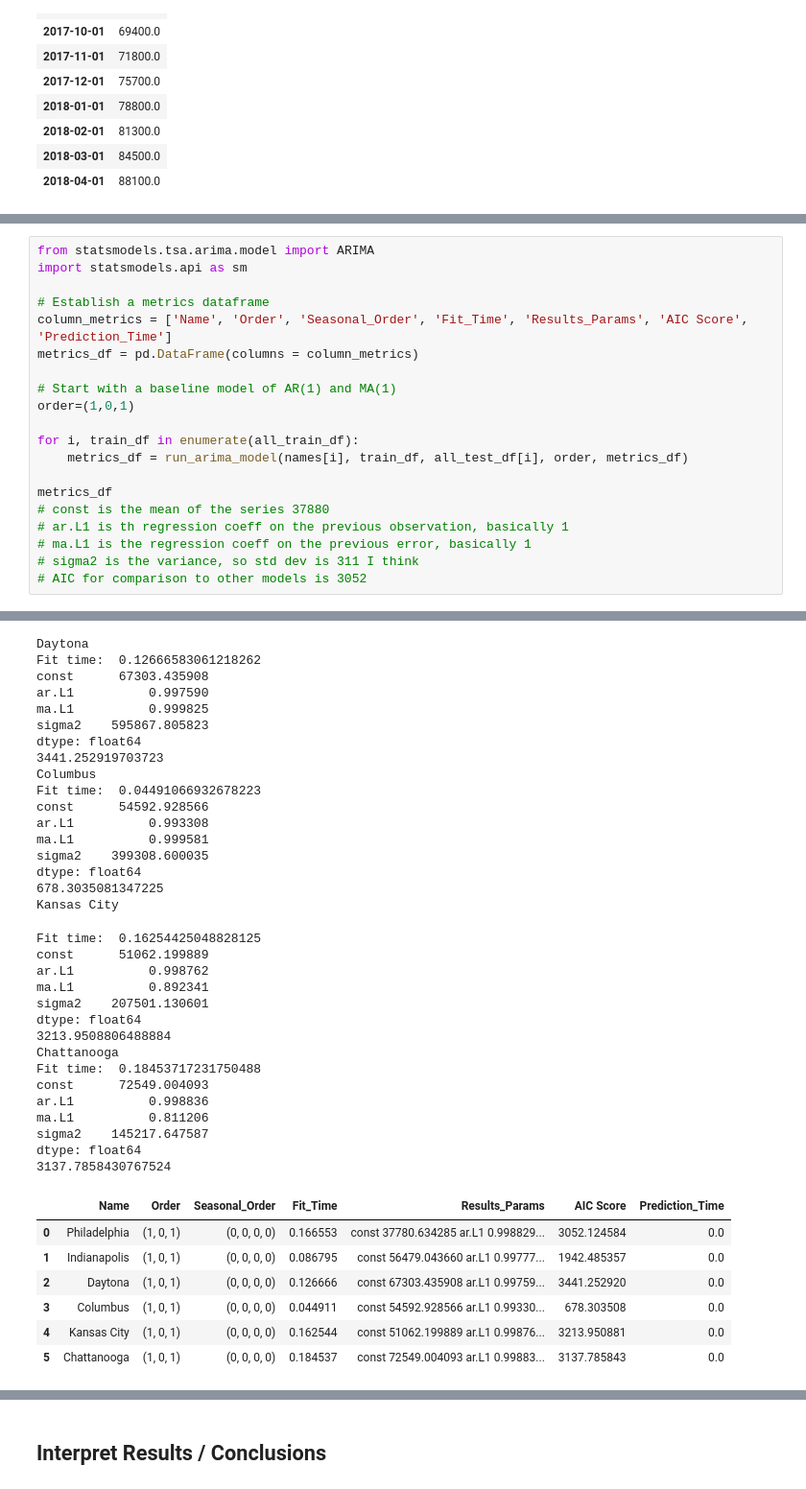
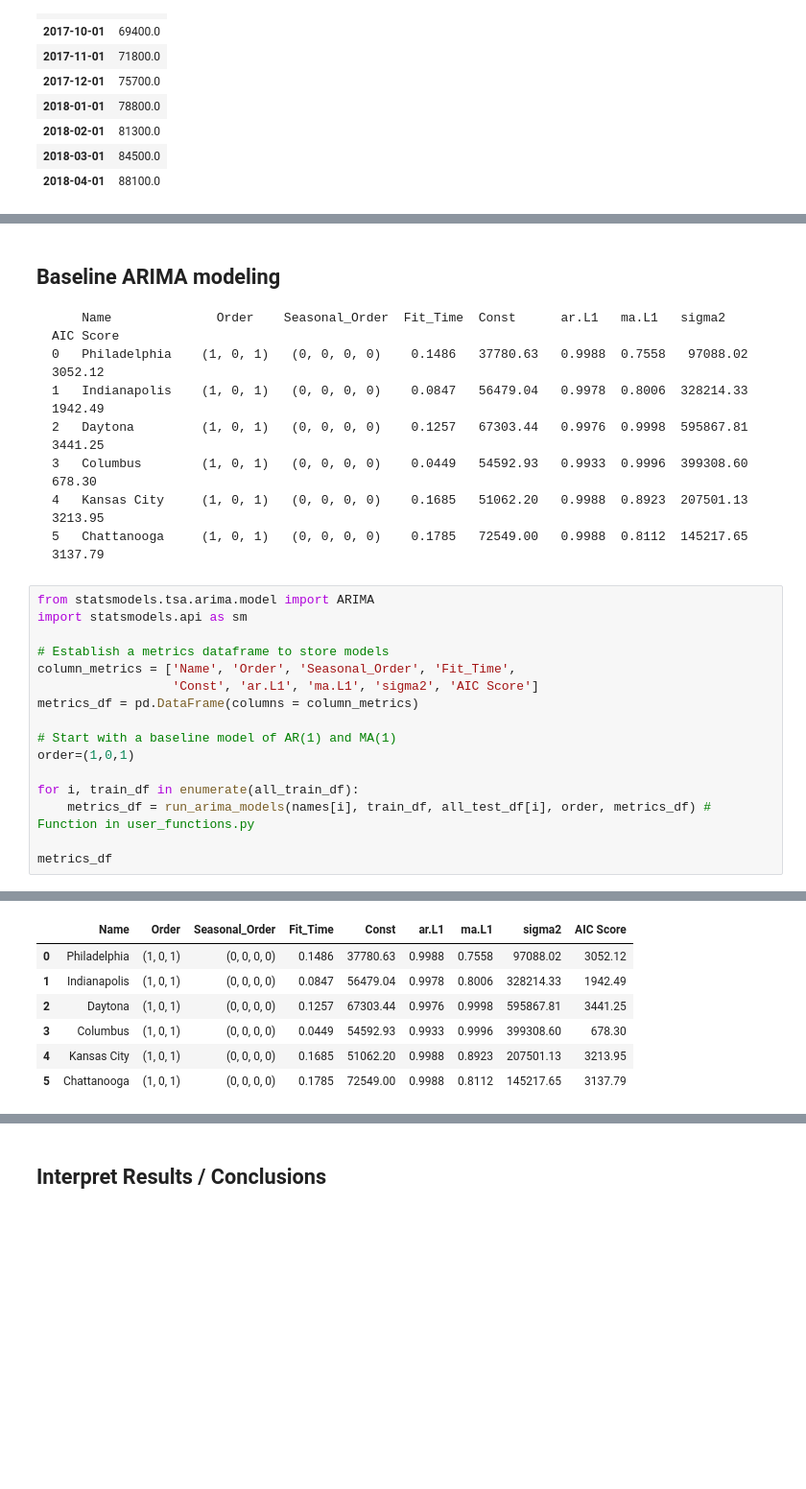
Before and after one commit to melodygr/Time_Series_project, a Jupyter notebook: Time_Series_Project.ipynb, the cells around one changed output, grey strips where cells are left out. Shown at 96% size. Drawn from its saved outputs; the diff is of its cells as text; blank space fills up the shorter version.

```diff
--- a/Time_Series_Project.ipynb
+++ b/Time_Series_Project.ipynb
@@ -1005,21 +966,29 @@ def run_arima_model(name, train, test, order, metrics_df, seasonal_order = (0,0,
+# %% [markdown]
+## Baseline ARIMA modeling
+
+<pre>
+    Name              Order    Seasonal_Order  Fit_Time  Const      ar.L1   ma.L1   sigma2      AIC Score
+0   Philadelphia    (1, 0, 1)   (0, 0, 0, 0)    0.1486   37780.63   0.9988  0.7558   97088.02   3052.12
+1   Indianapolis    (1, 0, 1)   (0, 0, 0, 0)    0.0847   56479.04   0.9978  0.8006  328214.33   1942.49
+2   Daytona         (1, 0, 1)   (0, 0, 0, 0)    0.1257   67303.44   0.9976  0.9998  595867.81   3441.25
+3   Columbus        (1, 0, 1)   (0, 0, 0, 0)    0.0449   54592.93   0.9933  0.9996  399308.60    678.30
+4   Kansas City     (1, 0, 1)   (0, 0, 0, 0)    0.1685   51062.20   0.9988  0.8923  207501.13   3213.95
+5   Chattanooga     (1, 0, 1)   (0, 0, 0, 0)    0.1785   72549.00   0.9988  0.8112  145217.65   3137.79
+</pre>
 # %%
 from statsmodels.tsa.arima.model import ARIMA
 import statsmodels.api as sm
 
-# Establish a metrics dataframe
-column_metrics = ['Name', 'Order', 'Seasonal_Order', 'Fit_Time', 'Results_Params', 'AIC Score', 'Prediction_Time']
+# Establish a metrics dataframe to store models
+column_metrics = ['Name', 'Order', 'Seasonal_Order', 'Fit_Time',
+                  'Const', 'ar.L1', 'ma.L1', 'sigma2', 'AIC Score']
 metrics_df = pd.DataFrame(columns = column_metrics)
 
 # Start with a baseline model of AR(1) and MA(1)
 order=(1,0,1)
 
 for i, train_df in enumerate(all_train_df):
-    metrics_df = run_arima_model(names[i], train_df, all_test_df[i], order, metrics_df)
+    metrics_df = run_arima_models(names[i], train_df, all_test_df[i], order, metrics_df) # Function in user_functions.py
 
 metrics_df
-# const is the mean of the series 37880
-# ar.L1 is th regression coeff on the previous observation, basically 1
-# ma.L1 is the regression coeff on the previous error, basically 1
-# sigma2 is the variance, so std dev is 311 I think
-# AIC for comparison to other models is 3052
 # %% [output]
@@ -1042,39 +995,7 @@ dtype: float64
-Daytona
-Fit time:  0.12666583061218262
-const      67303.435908
-ar.L1          0.997590
-ma.L1          0.999825
-sigma2    595867.805823
-dtype: float64
-3441.252919703723
-Columbus
-Fit time:  0.04491066932678223
-const      54592.928566
-ar.L1          0.993308
-ma.L1          0.999581
-sigma2    399308.600035
-dtype: float64
-678.3035081347225
-Kansas City
-Fit time:  0.16254425048828125
-const      51062.199889
-ar.L1          0.998762
-ma.L1          0.892341
-sigma2    207501.130601
-dtype: float64
-3213.9508806488884
-Chattanooga
-Fit time:  0.18453717231750488
-const      72549.004093
-ar.L1          0.998836
-ma.L1          0.811206
-sigma2    145217.647587
-dtype: float64
-3137.7858430767524
-|  | Name | Order | Seasonal_Order | Fit_Time | Results_Params | AIC Score | Prediction_Time |
-| 0 | Philadelphia | (1, 0, 1) | (0, 0, 0, 0) | 0.166553 | const 37780.634285 ar.L1 0.998829... | 3052.124584 | 0.0 |
-| 1 | Indianapolis | (1, 0, 1) | (0, 0, 0, 0) | 0.086795 | const 56479.043660 ar.L1 0.99777... | 1942.485357 | 0.0 |
-| 2 | Daytona | (1, 0, 1) | (0, 0, 0, 0) | 0.126666 | const 67303.435908 ar.L1 0.99759... | 3441.252920 | 0.0 |
-| 3 | Columbus | (1, 0, 1) | (0, 0, 0, 0) | 0.044911 | const 54592.928566 ar.L1 0.99330... | 678.303508 | 0.0 |
-| 4 | Kansas City | (1, 0, 1) | (0, 0, 0, 0) | 0.162544 | const 51062.199889 ar.L1 0.99876... | 3213.950881 | 0.0 |
-| 5 | Chattanooga | (1, 0, 1) | (0, 0, 0, 0) | 0.184537 | const 72549.004093 ar.L1 0.99883... | 3137.785843 | 0.0 |
+|  | Name | Order | Seasonal_Order | Fit_Time | Const | ar.L1 | ma.L1 | sigma2 | AIC Score |
+| 0 | Philadelphia | (1, 0, 1) | (0, 0, 0, 0) | 0.1486 | 37780.63 | 0.9988 | 0.7558 | 97088.02 | 3052.12 |
+| 1 | Indianapolis | (1, 0, 1) | (0, 0, 0, 0) | 0.0847 | 56479.04 | 0.9978 | 0.8006 | 328214.33 | 1942.49 |
+| 2 | Daytona | (1, 0, 1) | (0, 0, 0, 0) | 0.1257 | 67303.44 | 0.9976 | 0.9998 | 595867.81 | 3441.25 |
+| 3 | Columbus | (1, 0, 1) | (0, 0, 0, 0) | 0.0449 | 54592.93 | 0.9933 | 0.9996 | 399308.60 | 678.30 |
+| 4 | Kansas City | (1, 0, 1) | (0, 0, 0, 0) | 0.1685 | 51062.20 | 0.9988 | 0.8923 | 207501.13 | 3213.95 |
+| 5 | Chattanooga | (1, 0, 1) | (0, 0, 0, 0) | 0.1785 | 72549.00 | 0.9988 | 0.8112 | 145217.65 | 3137.79 |
```
Also changed, not shown: parts of 58 cells of this notebook, 8 other files.
